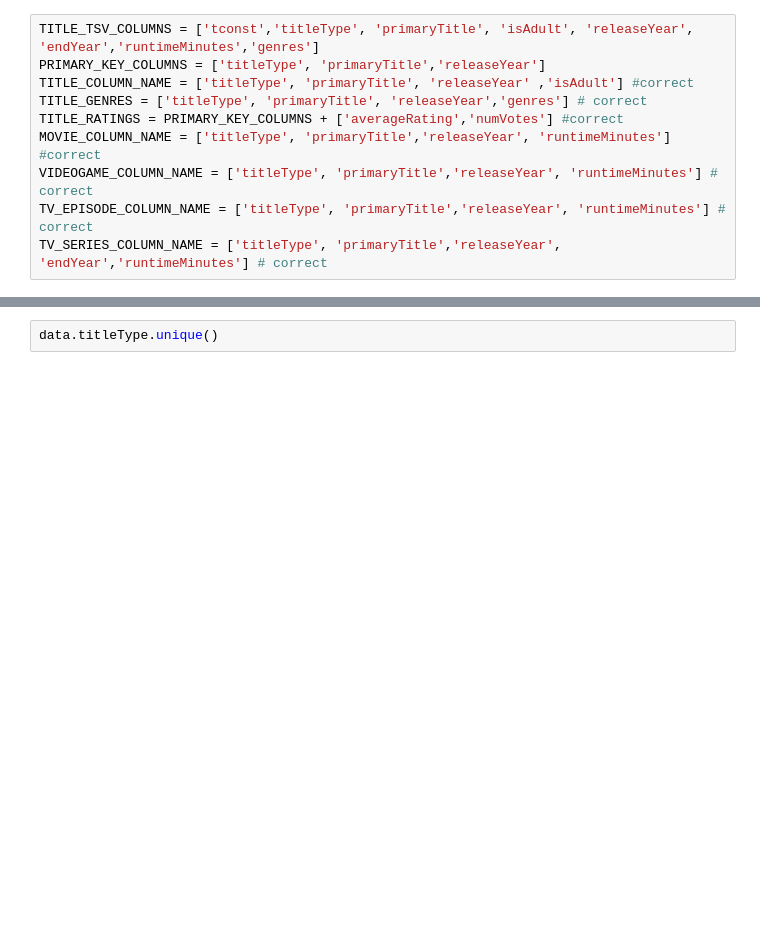
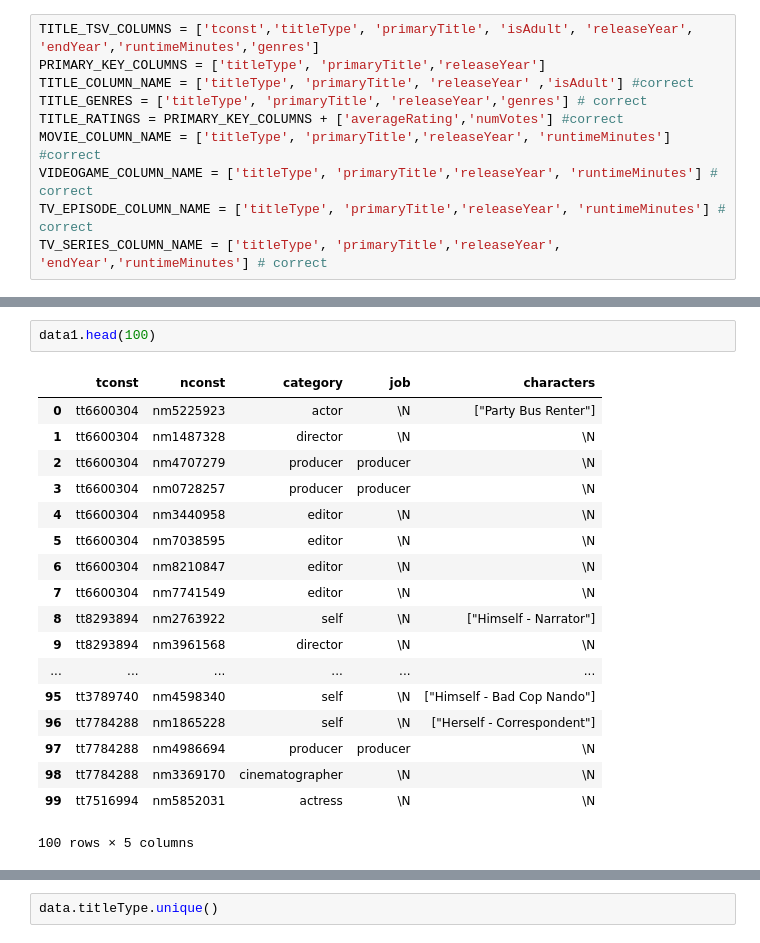
Before and after one commit to ketankokane94/CSCI_620_Data_Management_Project, a Jupyter notebook: dataAnalysisNotebook.ipynb, the cells around one changed output, grey strips where cells are left out. Cells and saved outputs as stored; diff of their text form; blank space fills up the shorter version.

```diff
--- a/dataAnalysisNotebook.ipynb
+++ b/dataAnalysisNotebook.ipynb
@@ -1310,0 +1431,21 @@ data = data.drop_duplicates(subset=['tconst'] + PRIMARY_KEY_COLUMNS)
+# %%
+data1.head(100)
+# %% [output]
+|  | tconst | nconst | category | job | characters |
+| 0 | tt6600304 | nm5225923 | actor | \N | ["Party Bus Renter"] |
+| 1 | tt6600304 | nm1487328 | director | \N | \N |
+| 2 | tt6600304 | nm4707279 | producer | producer | \N |
+| 3 | tt6600304 | nm0728257 | producer | producer | \N |
+| 4 | tt6600304 | nm3440958 | editor | \N | \N |
+| 5 | tt6600304 | nm7038595 | editor | \N | \N |
+| 6 | tt6600304 | nm8210847 | editor | \N | \N |
+| 7 | tt6600304 | nm7741549 | editor | \N | \N |
+| 8 | tt8293894 | nm2763922 | self | \N | ["Himself - Narrator"] |
+| 9 | tt8293894 | nm3961568 | director | \N | \N |
+| ... | ... | ... | ... | ... | ... |
+| 95 | tt3789740 | nm4598340 | self | \N | ["Himself - Bad Cop Nando"] |
+| 96 | tt7784288 | nm1865228 | self | \N | ["Herself - Correspondent"] |
+| 97 | tt7784288 | nm4986694 | producer | producer | \N |
+| 98 | tt7784288 | nm3369170 | cinematographer | \N | \N |
+| 99 | tt7516994 | nm5852031 | actress | \N | \N |
+100 rows × 5 columns
```
Also changed, not shown: parts of 20 cells of this notebook.
